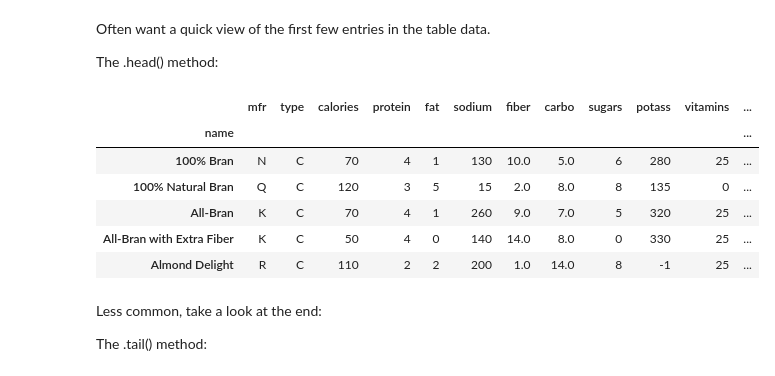
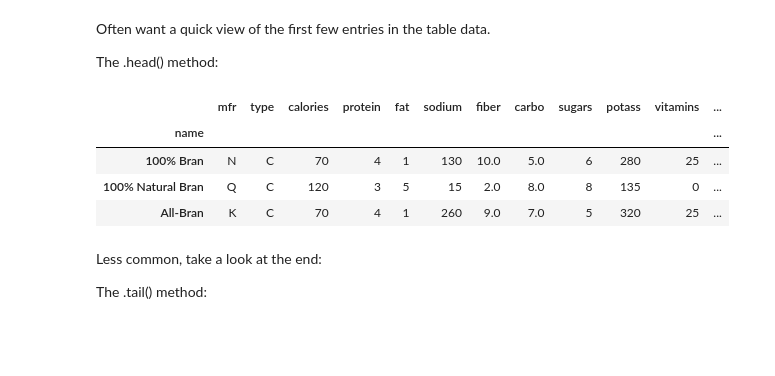
Before and after one commit to admveen/Flatiron_PG_DS, a Jupyter notebook: Phase1_Topic4_Pandas/Ph1_T4_2_Pandas_Basics_AccessingData.ipynb, the cells around one changed output. Saved outputs shown, nothing was run; the diff lists cells and outputs as text; code cells hidden in the pictures; blank space fills up the shorter version.

```diff
--- a/Phase1_Topic4_Pandas/Ph1_T4_2_Pandas_Basics_AccessingData.ipynb
+++ b/Phase1_Topic4_Pandas/Ph1_T4_2_Pandas_Basics_AccessingData.ipynb
@@ -198,15 +198,13 @@ Often want a quick view of the first few entries in the table data.
 
 The .head() method:
 # %%
-cereal_df.head() # default returns first 5 elements
+cereal_df.head(3) # default returns first 5 elements
 # %% [output]
 |  | mfr | type | calories | protein | fat | sodium | fiber | carbo | sugars | potass | vitamins | ... |
 | name |  |  |  |  |  |  |  |  |  |  |  | ... |
 | 100% Bran | N | C | 70 | 4 | 1 | 130 | 10.0 | 5.0 | 6 | 280 | 25 | ... |
 | 100% Natural Bran | Q | C | 120 | 3 | 5 | 15 | 2.0 | 8.0 | 8 | 135 | 0 | ... |
 | All-Bran | K | C | 70 | 4 | 1 | 260 | 9.0 | 7.0 | 5 | 320 | 25 | ... |
-| All-Bran with Extra Fiber | K | C | 50 | 4 | 0 | 140 | 14.0 | 8.0 | 0 | 330 | 25 | ... |
-| Almond Delight | R | C | 110 | 2 | 2 | 200 | 1.0 | 14.0 | 8 | -1 | 25 | ... |
 # %% [markdown]
 Less common, take a look at the end:
 
```
Also changed, not shown: parts of 2 cells of this notebook, 41 other files.
